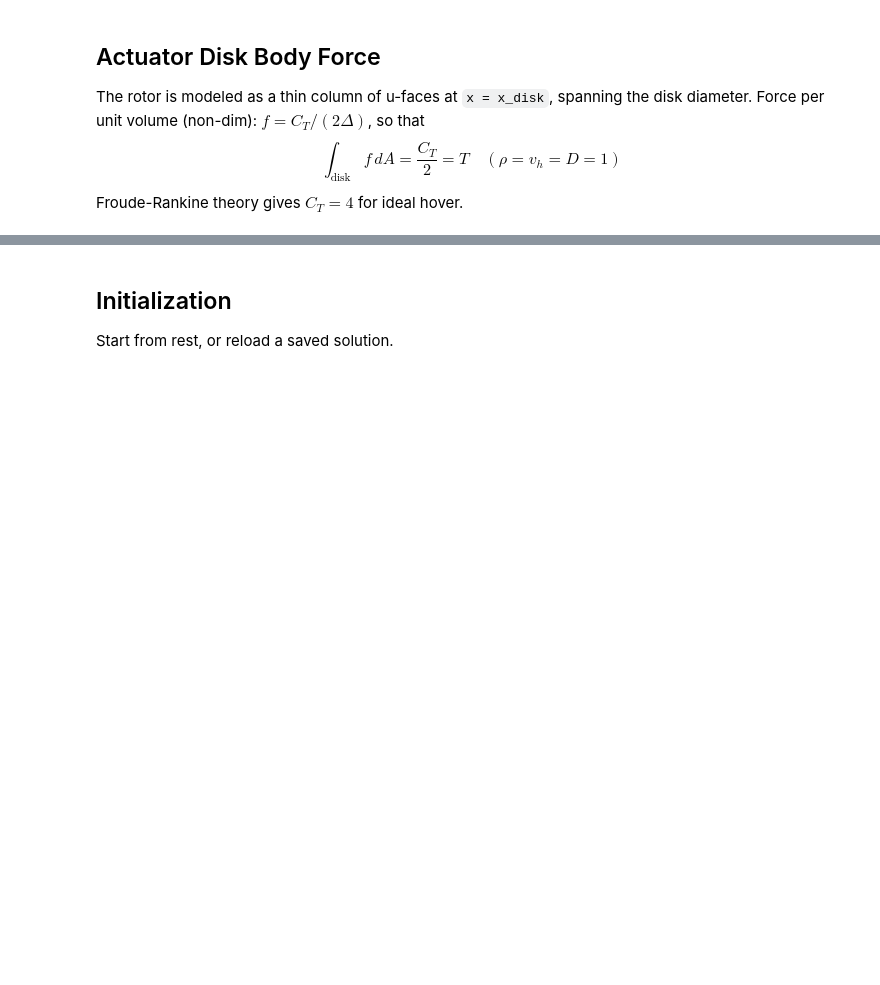
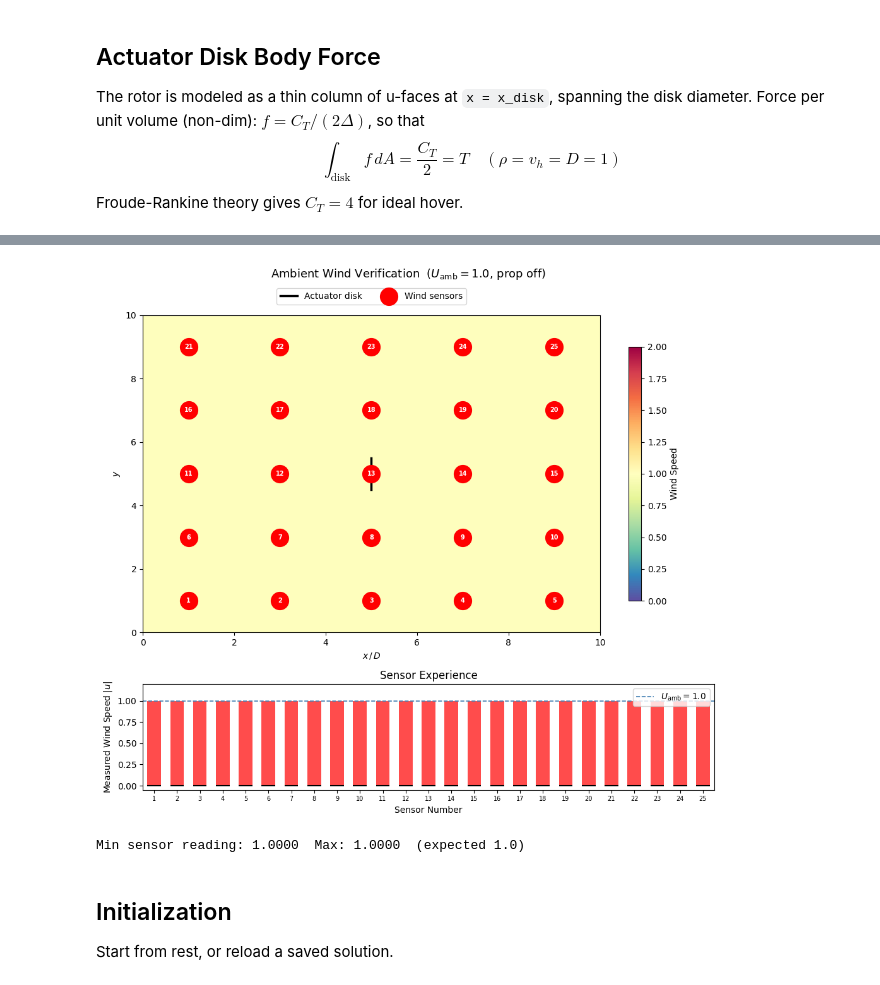
Before and after one commit to jadenmecham/ME-793-CFD, a Jupyter notebook: project_3/project_3.ipynb, the cells around one changed output, grey strips where cells are left out. Drawn from its saved outputs; the diff is of its cells as text; code cells hidden in the pictures; blank space fills up the shorter version.

Commit message:
model verification

```diff
--- a/project_3/project_3.ipynb
+++ b/project_3/project_3.ipynb
@@ -179,3 +272,81 @@ Thrust integral = 2.000000  (expected C_T/2 = 2.0)
+# %%
+U_amb = 1.0   # ambient wind speed (change as needed)
+
+# ── uniform velocity field: u = U_amb everywhere, v = 0 ──────────────
+U_amb_vec = np.zeros(n_vel)
+U_amb_vec[iu[1:nx, :ny]] = U_amb       # set all (nx-1)*ny u-face DOFs
+
+u_amb, v_amb, _ = ad.extract_fields(U_amb_vec, np.zeros(n_cells), ip, iu, iv, nx, ny)
+
+# ── sensor grid (same 5×5 as free-flow cell) ─────────────────────────
+grid_coords = np.array([1, 3, 5, 7, 9], dtype=float)
+SX, SY = np.meshgrid(grid_coords, grid_coords)
+sensor_xs = SX.flatten()
+sensor_ys = SY.flatten()
+n_sensors = len(sensor_xs)
+
+# ── sample |u| at each sensor ─────────────────────────────────────────
+sensor_speeds_amb = np.zeros(n_sensors)
+for k, (sx, sy) in enumerate(zip(sensor_xs, sensor_ys)):
+    ix = np.argmin(np.abs(xu - sx))
+    iy = np.argmin(np.abs(yu - sy))
+    sensor_speeds_amb[k] = abs(u_amb[ix, iy])
+
+# ── figure ────────────────────────────────────────────────────────────
+x_disk_mid = (xL + xR) / 2
+y_center   = (y_lo + y_hi) / 2
+disk_half  = (y_hi - y_lo) / 2
+
+fig, (ax_map, ax_wind) = plt.subplots(
+    2, 1, figsize=(10, 9),
+    gridspec_kw={'height_ratios': [3, 1]}
+)
+fig.suptitle(f'Ambient Wind Verification  ($U_{{\\mathrm{{amb}}}} = {U_amb}$, prop off)', fontsize=13)
+
+# TOP — heatmap of uniform ambient field
+im = ax_map.imshow(
+    np.abs(u_amb).T,
+    origin='lower', aspect='auto',
+    extent=[xL, xR, yB, yT],
+    cmap='Spectral_r', vmin=0, vmax=U_amb * 2
+)
+plt.colorbar(im, ax=ax_map, label='Wind Speed', shrink=0.8)
+
+ax_map.plot(
+    [x_disk_mid, x_disk_mid],
+    [y_center - disk_half, y_center + disk_half],
+    'k-', linewidth=2.5, label='Actuator disk'
+)
+ax_map.scatter(sensor_xs, sensor_ys, color='red', s=400, zorder=5, label='Wind sensors')
+for k, (sx, sy) in enumerate(zip(sensor_xs, sensor_ys)):
+    ax_map.text(sx, sy, str(k + 1),
+                ha='center', va='center',
+                color='white', fontsize=7, fontweight='bold', zorder=6)
+ax_map.set(xlim=(xL, xR), ylim=(yB, yT),
+           xlabel=r'$x\,/\,D$', ylabel=r'$y$')
+ax_map.legend(loc='lower center', bbox_to_anchor=(0.5, 1.02), ncol=2, frameon=True)
+
+# BOTTOM — floating bar chart
+sensor_nums = np.arange(1, n_sensors + 1)
+bar_width = 0.6
+ax_wind.bar(sensor_nums, sensor_speeds_amb, width=bar_width, color='red', alpha=0.7)
+ax_wind.hlines(np.zeros(n_sensors), sensor_nums - bar_width / 2, sensor_nums + bar_width / 2,
+               colors='black', linewidth=1.5)
+ax_wind.axhline(U_amb, linestyle='--', color='steelblue', linewidth=1.2, label=f'$U_{{\\mathrm{{amb}}}} = {U_amb}$')
+ax_wind.set(xlim=(0.5, n_sensors + 0.5), ylim=(-0.05, U_amb * 1.2),
+            xlabel='Sensor Number',
+            ylabel=r'Measured Wind Speed $|u|$',
+            title='Sensor Experience')
+ax_wind.set_xticks(sensor_nums)
+ax_wind.set_xticklabels(sensor_nums, fontsize=7)
+ax_wind.legend(loc='upper right')
+
+plt.tight_layout()
+plt.show()
+print(f'Min sensor reading: {sensor_speeds_amb.min():.4f}  Max: {sensor_speeds_amb.max():.4f}  (expected {U_amb})')
+# %% [output]
+[figure, added]
+Min sensor reading: 1.0000  Max: 1.0000  (expected 1.0)
 # %% [markdown]
 ## Initialization
 
```
Also changed, not shown: parts of 13 cells of this notebook, 8 other files.
